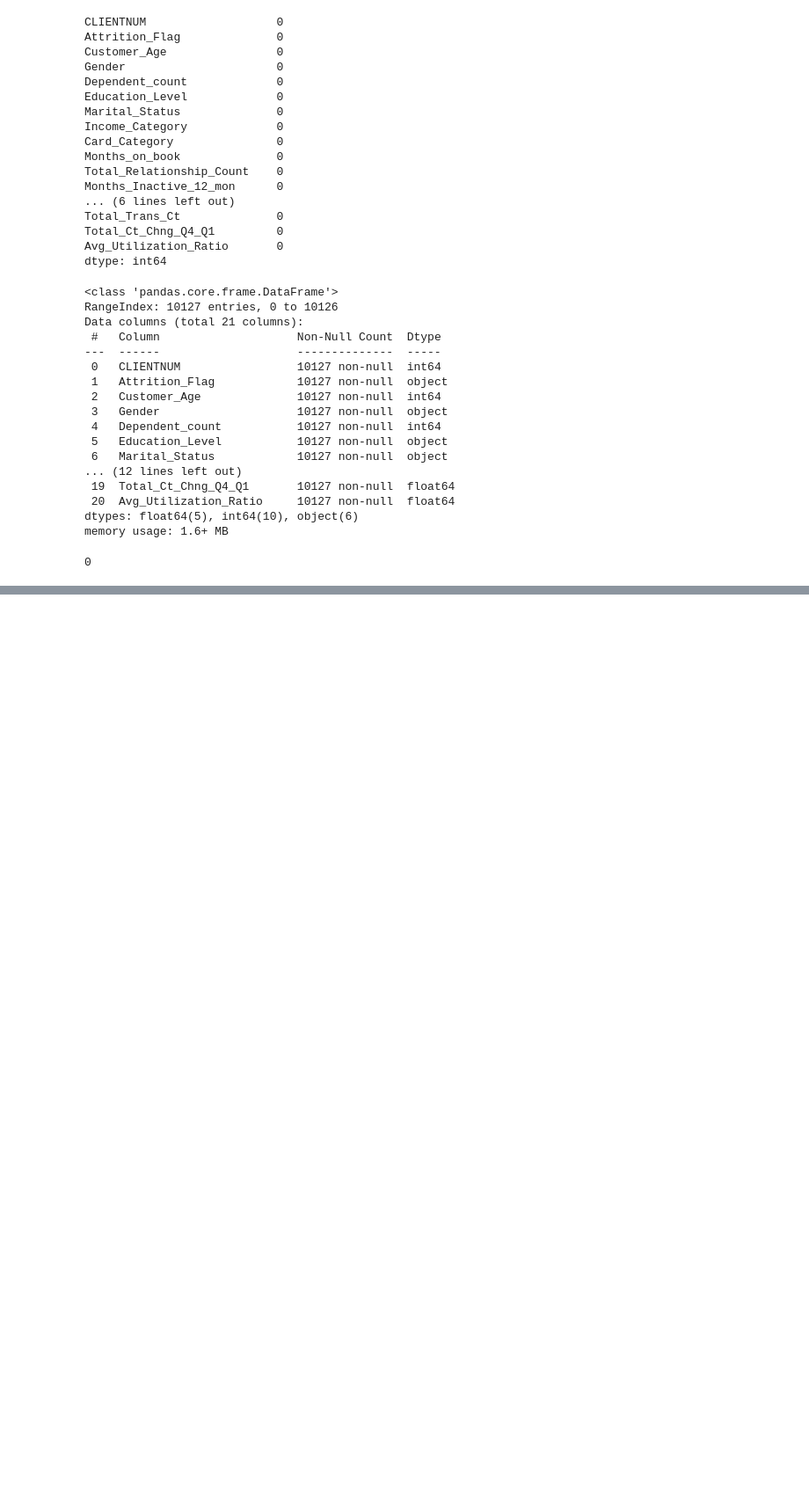
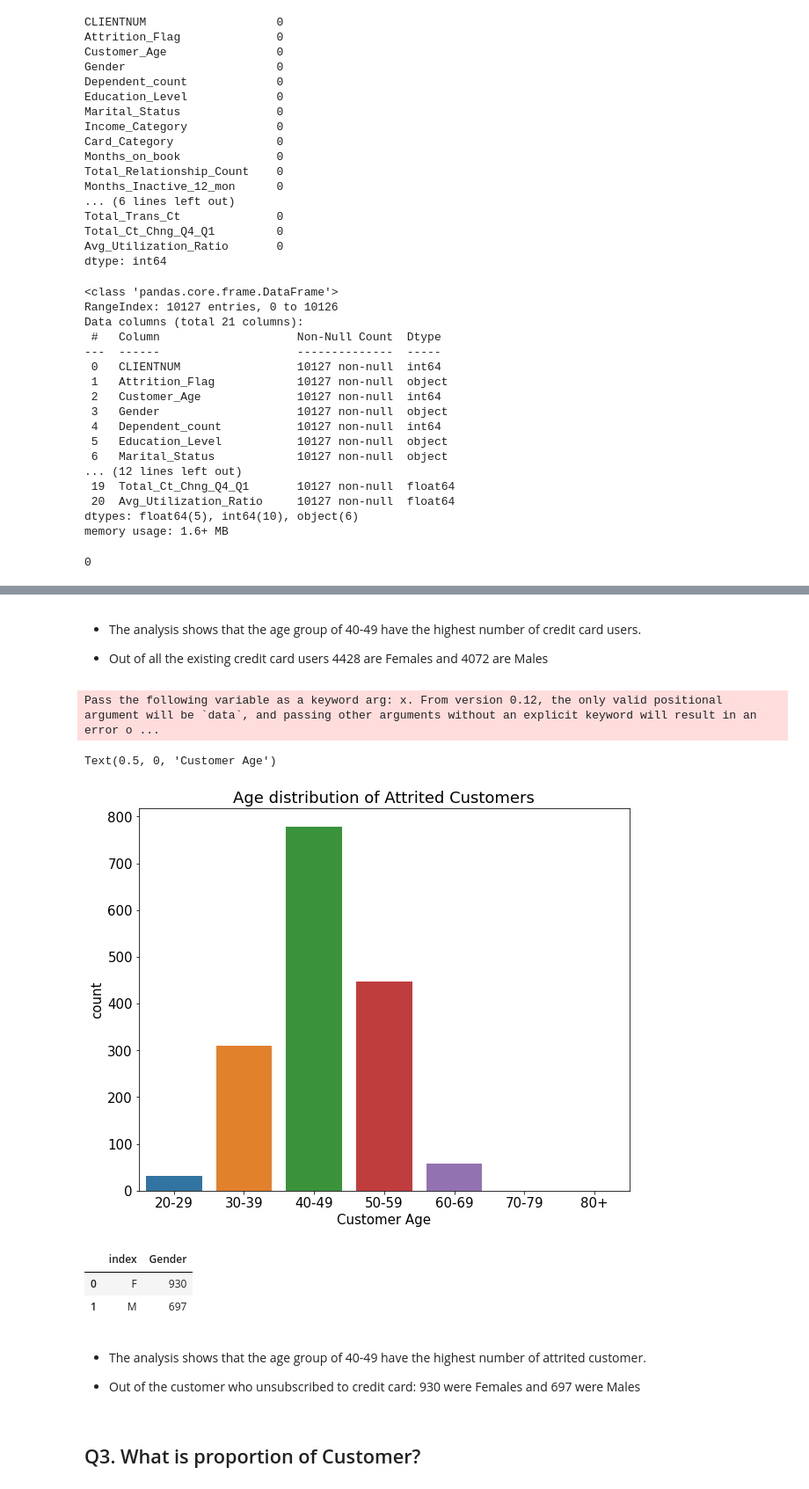
Before and after one commit to poddardelhi/eda_credit_cards, a Jupyter notebook: EDA_CreditCard_Customers_.ipynb, the cells around one changed output, grey strips where cells are left out. Shown: that part at 88% size. Cells and saved outputs as stored; diff of their text form; code cells hidden in the pictures; blank space fills up the shorter version.

```diff
--- a/EDA_CreditCard_Customers_.ipynb
+++ b/EDA_CreditCard_Customers_.ipynb
@@ -123,0 +196,35 @@ df_attrited
+# %% [markdown]
+
+
+*   The analysis shows that the age group of 40-49 have the highest number of credit card users.
+
+
+*   Out of all the existing credit card users 4428 are Females and 4072 are Males
+# %%
+df_attritedCustomer= df.loc[df['Attrition_Flag']=='Attrited Customer']
+bins= [20,30,40,50,60,70,80,90]
+labels=['20-29','30-39','40-49','50-59','60-69','70-79','80+']
+age=pd.cut(df_attritedCustomer['Customer_Age'],bins,labels=labels,include_lowest=True)
+
+plt.figure(figsize=(10,8))
+sns.countplot(age)
+plt.title('Age distribution of Attrited Customers')
+
+plt.xlabel('Customer Age')
+# %% [output]
+Pass the following variable as a keyword arg: x. From version 0.12, the only valid positional argument will be `data`, and passing other arguments without an explicit keyword will result in an error o ...
+Text(0.5, 0, 'Customer Age')
+[figure, added]
+# %%
+df_attritedCustomer_gen= df_attritedCustomer['Gender'].value_counts().reset_index()
+df_attritedCustomer_gen
+# %% [output]
+|  | index | Gender |
+| 0 | F | 930 |
+| 1 | M | 697 |
+# %% [markdown]
+* The analysis shows that the age group of 40-49 have the highest number of attrited customer.
+
+*  Out of the customer who unsubscribed to credit card: 930 were Females and 697 were Males
+# %% [markdown]
+## Q3. What is proportion of Customer?
```
Also changed, not shown: parts of 30 cells of this notebook.
